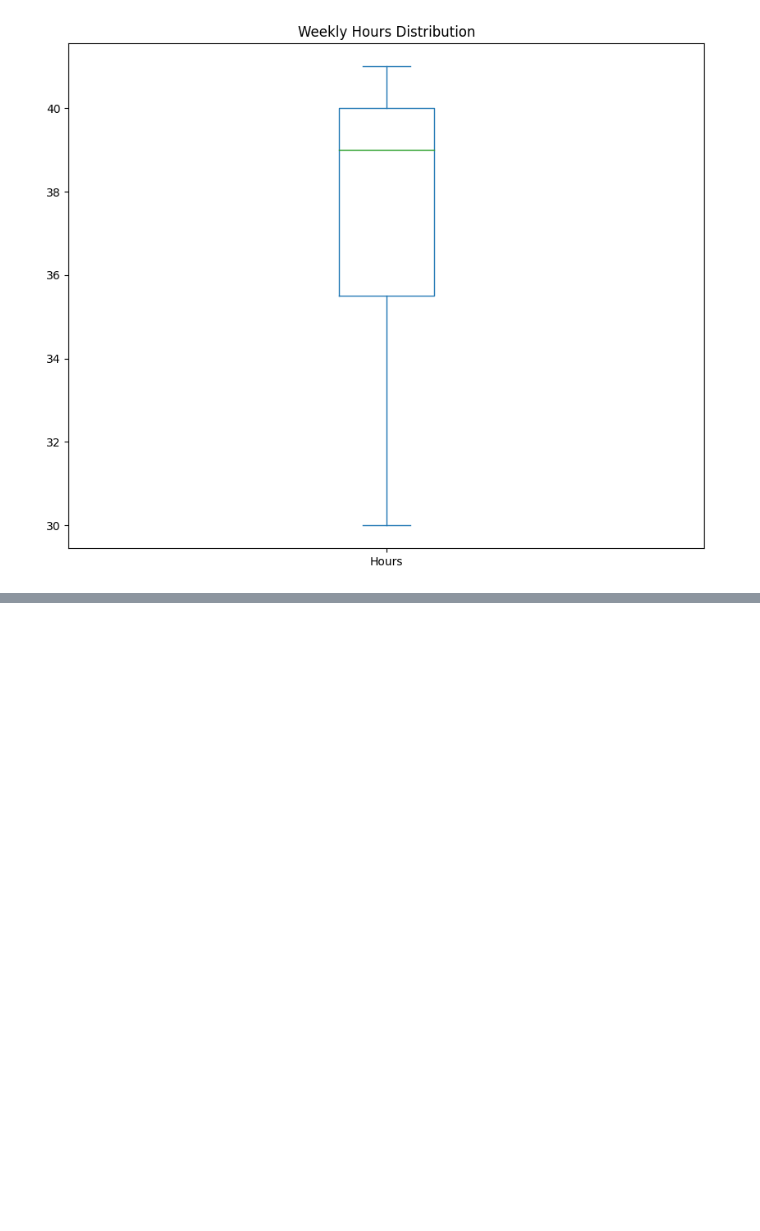
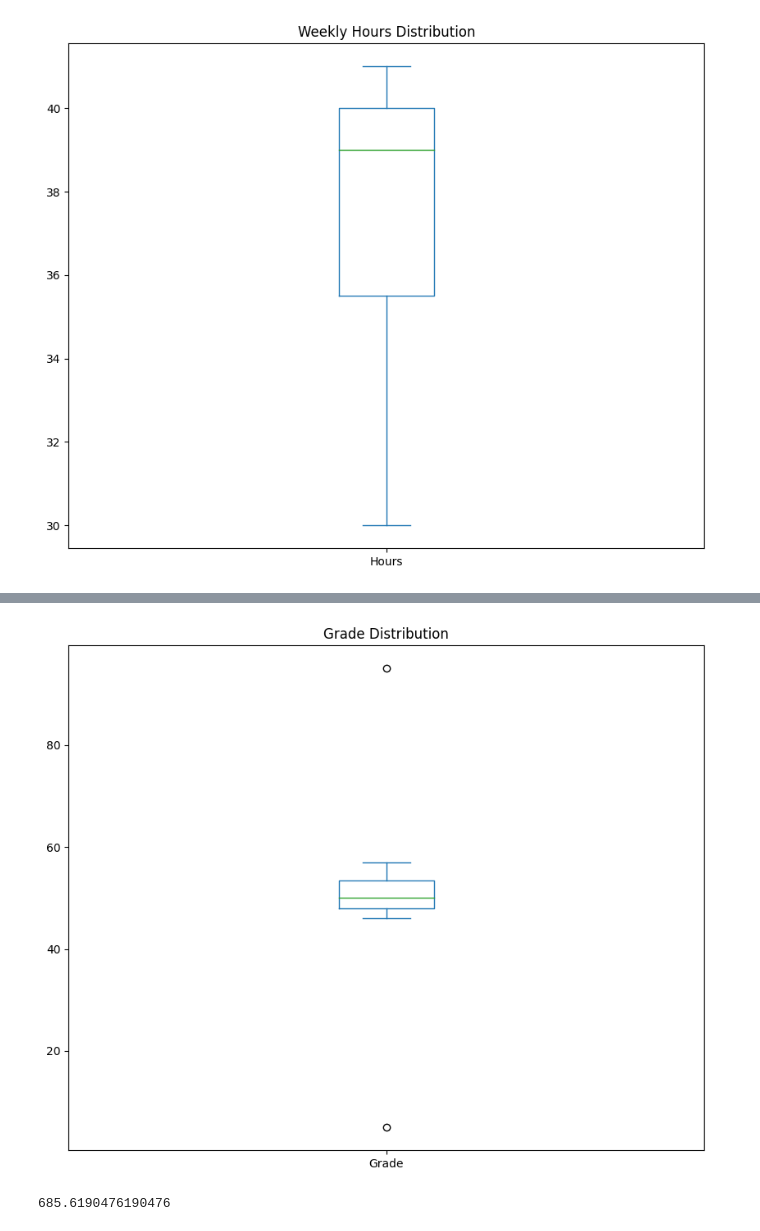
Before and after one commit to AdrianMarin1494/Study, a Jupyter notebook: Math for Machine Learning with Python/16 Statistics Fundamentals.ipynb, the cells around one changed output, grey strips where cells are left out. Drawn from its saved outputs; the diff is of its cells as text; code cells hidden in the pictures; blank space fills up the shorter version.

```diff
--- a/Math for Machine Learning with Python/16 Statistics Fundamentals.ipynb
+++ b/Math for Machine Learning with Python/16 Statistics Fundamentals.ipynb
@@ -248,0 +279,26 @@ plt.show()
+# %%
+%matplotlib inline
+import pandas as pd
+from matplotlib import pyplot as plt
+
+df = pd.DataFrame({'Name': ['Dan', 'Joann', 'Pedro', 'Rosie', 'Ethan', 'Vicky', 'Frederic'],
+                   'Salary':[50000,54000,50000,189000,55000,40000,59000],
+                   'Hours':[41,40,36,17,35,39,40],
+                   'Grade':[50,50,46,95,50,5,57]})
+
+# Plot a box-whisker chart
+df['Grade'].plot(kind='box', title='Grade Distribution', figsize=(10,8))
+plt.show()
+# %% [output]
+[figure, added]
+# %%
+import pandas as pd
+
+df = pd.DataFrame({'Name': ['Dan', 'Joann', 'Pedro', 'Rosie', 'Ethan', 'Vicky', 'Frederic'],
+                   'Salary':[50000,54000,50000,189000,55000,40000,59000],
+                   'Hours':[41,40,36,17,35,39,40],
+                   'Grade':[50,50,46,95,50,5,57]})
+
+print(df['Grade'].var())
+# %% [output]
+685.6190476190476
```
Also changed, not shown: parts of 5 cells of this notebook, 1 other file.
